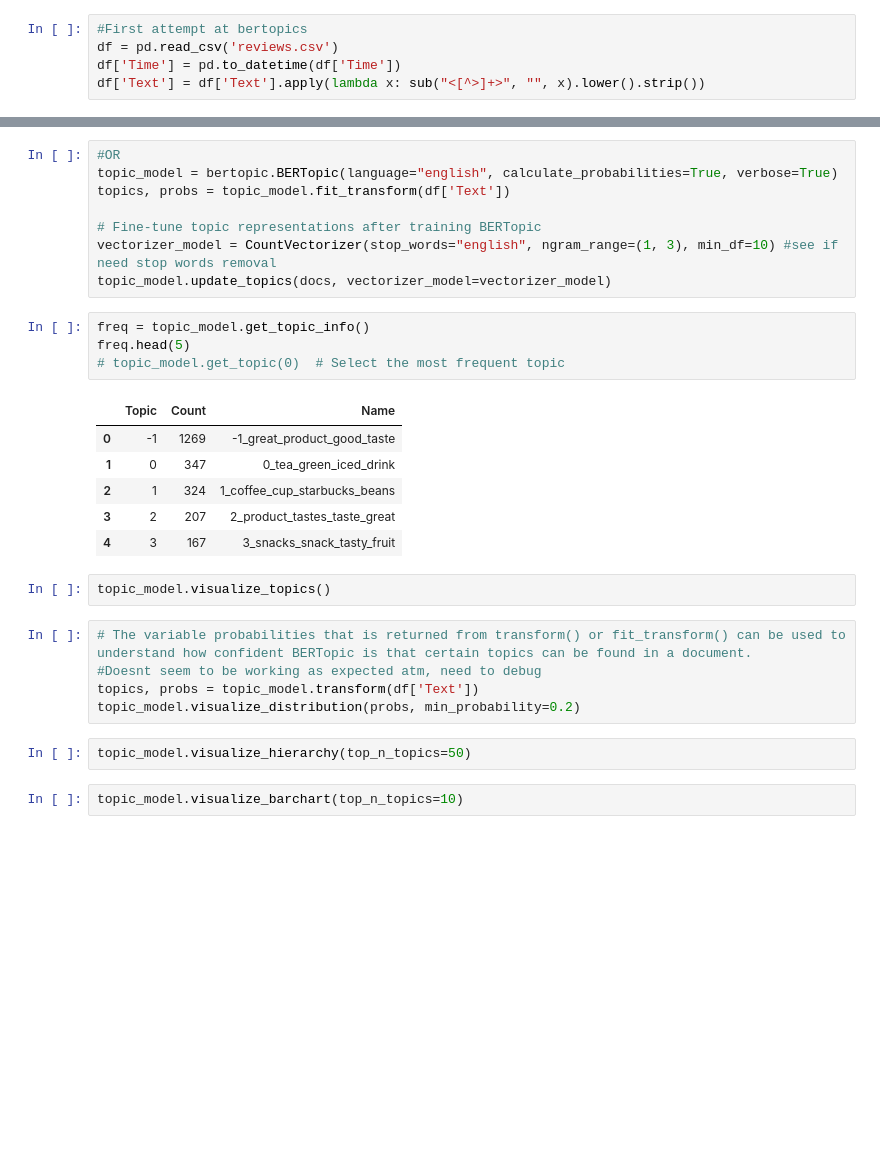
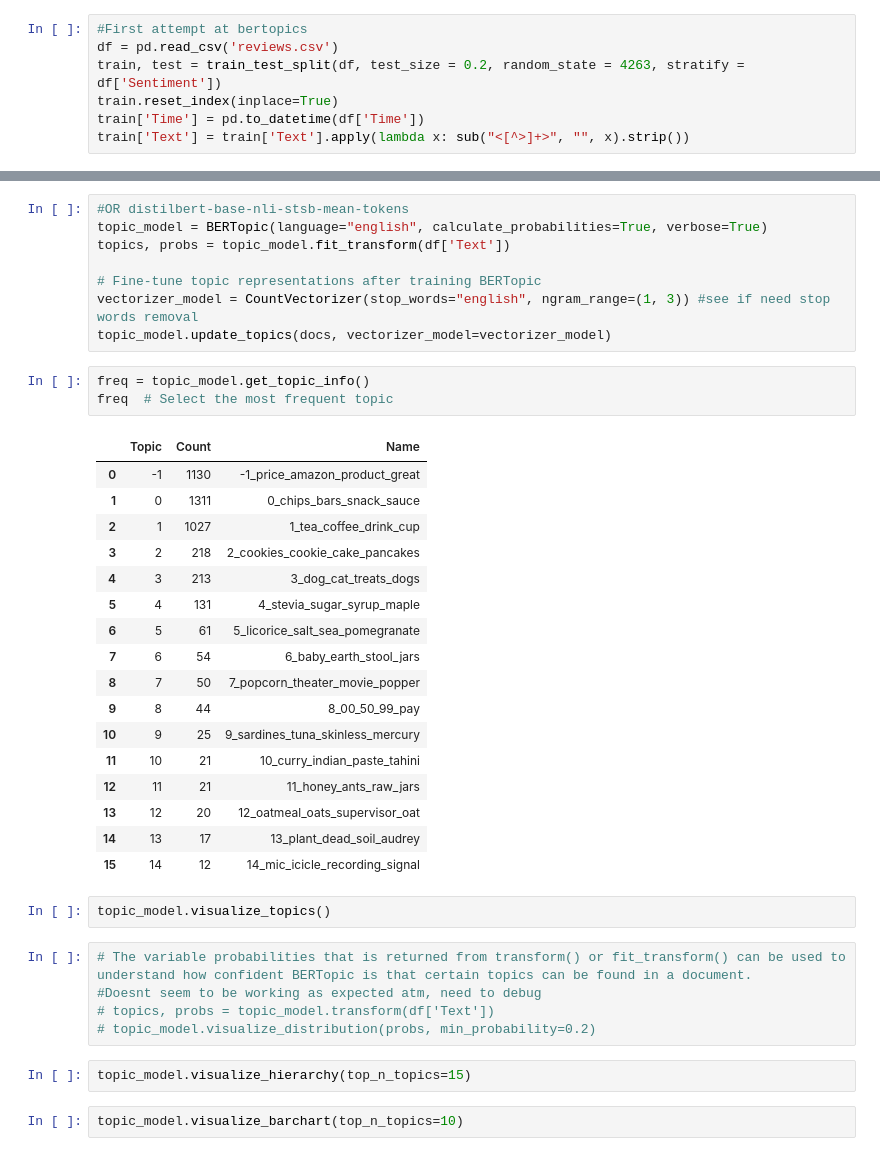
Before and after one commit to JiaJun98/DSA4263_DSApes, a Jupyter notebook: bertopic.ipynb, the cells around one changed output, grey strips where cells are left out. Drawn from its saved outputs; the diff is of its cells as text; blank space fills up the shorter version.

```diff
--- a/bertopic.ipynb
+++ b/bertopic.ipynb
@@ -7,5 +12,7 @@ from re import sub
 # %%
 #First attempt at bertopics
 df = pd.read_csv('reviews.csv')
-df['Time'] = pd.to_datetime(df['Time'])
-df['Text'] = df['Text'].apply(lambda x: sub("<[^>]+>", "", x).lower().strip())
+train, test = train_test_split(df, test_size = 0.2, random_state = 4263, stratify = df['Sentiment'])
+train.reset_index(inplace=True)
+train['Time'] = pd.to_datetime(df['Time'])
+train['Text'] = train['Text'].apply(lambda x: sub("<[^>]+>", "", x).strip())
@@ -18,31 +133,41 @@ topics, probs = topic_model.fit_transform(df['Text'])
 # %%
-#OR
-topic_model = bertopic.BERTopic(language="english", calculate_probabilities=True, verbose=True)
+#OR distilbert-base-nli-stsb-mean-tokens
+topic_model = BERTopic(language="english", calculate_probabilities=True, verbose=True)
 topics, probs = topic_model.fit_transform(df['Text'])
 
 # Fine-tune topic representations after training BERTopic
-vectorizer_model = CountVectorizer(stop_words="english", ngram_range=(1, 3), min_df=10) #see if need stop words removal
+vectorizer_model = CountVectorizer(stop_words="english", ngram_range=(1, 3)) #see if need stop words removal
 topic_model.update_topics(docs, vectorizer_model=vectorizer_model)
 # %%
 freq = topic_model.get_topic_info()
-freq.head(5)
-# topic_model.get_topic(0)  # Select the most frequent topic
+freq  # Select the most frequent topic
 # %% [output]
 |  | Topic | Count | Name |
-| 0 | -1 | 1269 | -1_great_product_good_taste |
-| 1 | 0 | 347 | 0_tea_green_iced_drink |
-| 2 | 1 | 324 | 1_coffee_cup_starbucks_beans |
-| 3 | 2 | 207 | 2_product_tastes_taste_great |
-| 4 | 3 | 167 | 3_snacks_snack_tasty_fruit |
+| 0 | -1 | 1130 | -1_price_amazon_product_great |
+| 1 | 0 | 1311 | 0_chips_bars_snack_sauce |
+| 2 | 1 | 1027 | 1_tea_coffee_drink_cup |
+| 3 | 2 | 218 | 2_cookies_cookie_cake_pancakes |
+| 4 | 3 | 213 | 3_dog_cat_treats_dogs |
+| 5 | 4 | 131 | 4_stevia_sugar_syrup_maple |
+| 6 | 5 | 61 | 5_licorice_salt_sea_pomegranate |
+| 7 | 6 | 54 | 6_baby_earth_stool_jars |
+| 8 | 7 | 50 | 7_popcorn_theater_movie_popper |
+| 9 | 8 | 44 | 8_00_50_99_pay |
+| 10 | 9 | 25 | 9_sardines_tuna_skinless_mercury |
+| 11 | 10 | 21 | 10_curry_indian_paste_tahini |
+| 12 | 11 | 21 | 11_honey_ants_raw_jars |
+| 13 | 12 | 20 | 12_oatmeal_oats_supervisor_oat |
+| 14 | 13 | 17 | 13_plant_dead_soil_audrey |
+| 15 | 14 | 12 | 14_mic_icicle_recording_signal |
 # %%
 topic_model.visualize_topics()
 # %%
 # The variable probabilities that is returned from transform() or fit_transform() can be used to understand how confident BERTopic is that certain topics can be found in a document.
 #Doesnt seem to be working as expected atm, need to debug
-topics, probs = topic_model.transform(df['Text'])
-topic_model.visualize_distribution(probs, min_probability=0.2)
+# topics, probs = topic_model.transform(df['Text'])
+# topic_model.visualize_distribution(probs, min_probability=0.2)
 # %%
-topic_model.visualize_hierarchy(top_n_topics=50)
+topic_model.visualize_hierarchy(top_n_topics=15)
 # %%
 topic_model.visualize_barchart(top_n_topics=10)
 # %%
```
Also changed, not shown: parts of 11 cells of this notebook, 1 other file.
